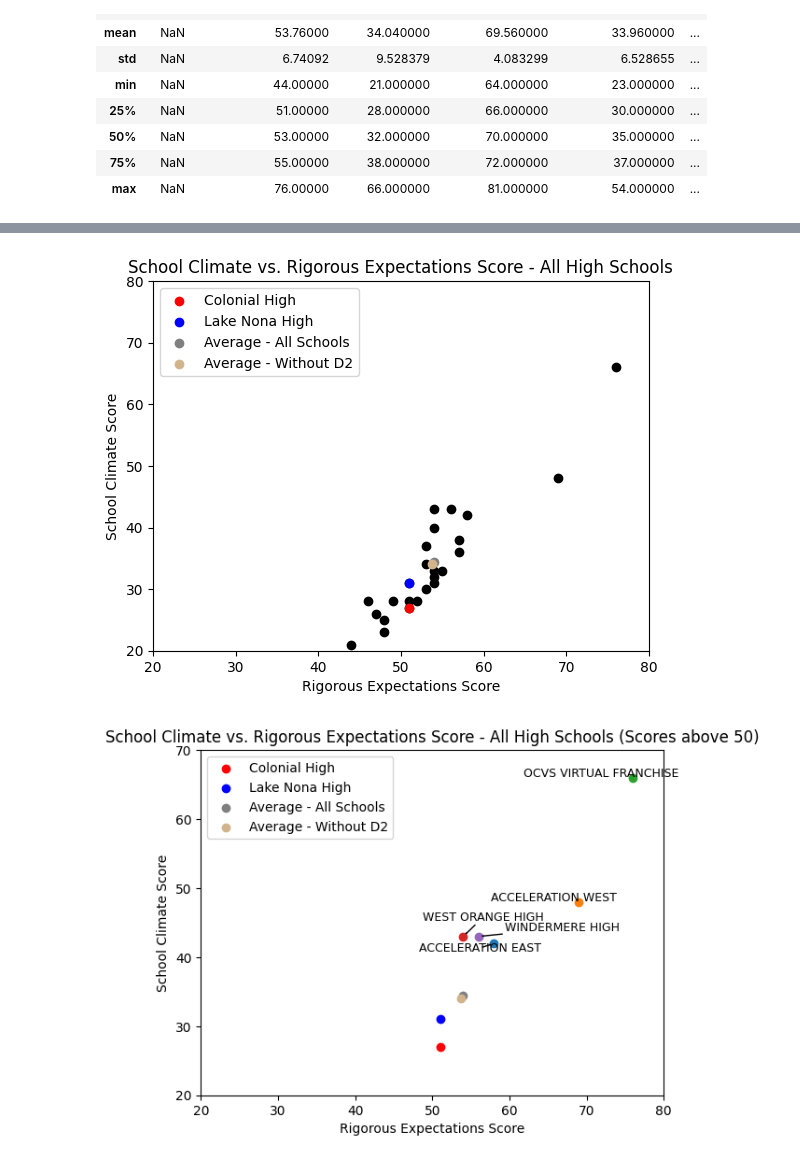
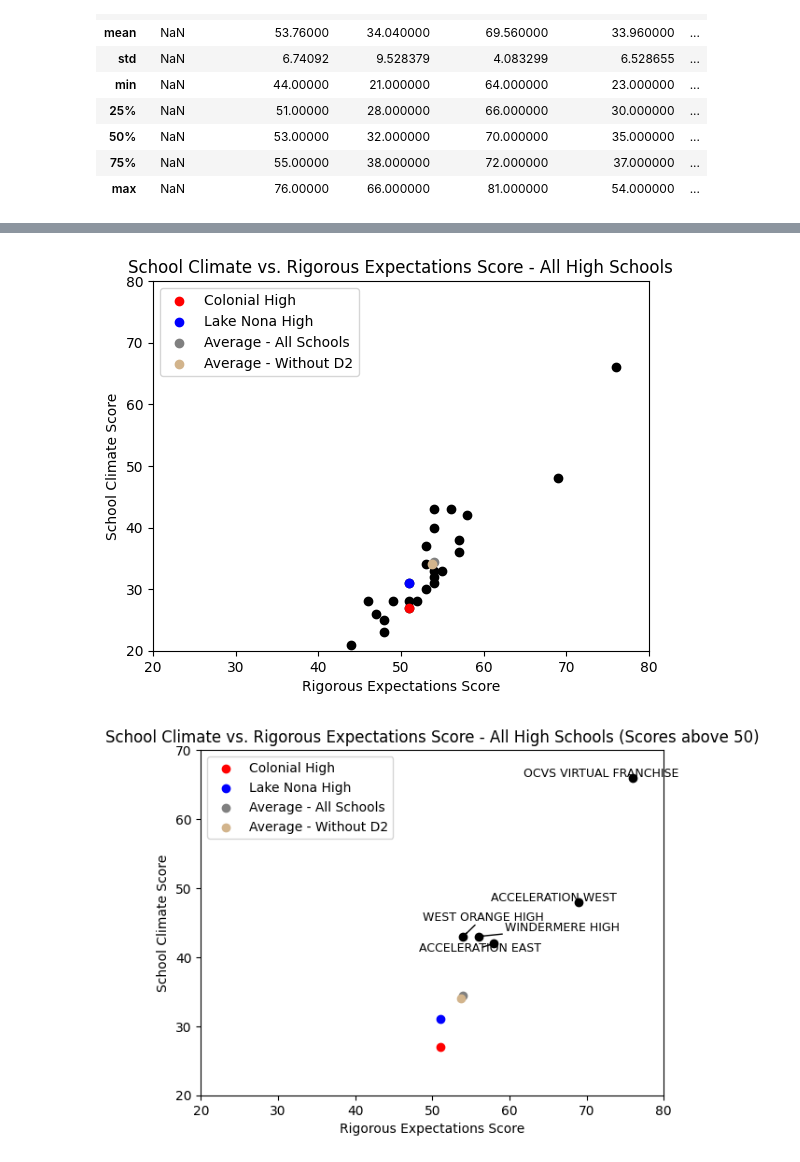
Before and after one commit to cruzdariel/ocps_2024survey, a Jupyter notebook: DataAnalysis.ipynb, the cells around one changed output, grey strips where cells are left out. Cells and saved outputs as stored; diff of their text form; code cells hidden in the pictures.

```diff
--- a/DataAnalysis.ipynb
+++ b/DataAnalysis.ipynb
@@ -203,38 +205,38 @@ plt.show()
 texts = []
 for x in df.index:
     if df.loc[x, 'Rigorous Expectations'] > 50 and df.loc[x, 'School Climate'] > 40:
-      plt.scatter(df.loc[x, 'Rigorous Expectations'], df.loc[x, 'School Climate'])
+      plt.scatter(df.loc[x, 'Rigorous Expectations'], df.loc[x, 'School Climate'], color="black")
       texts.append(plt.text(df.loc[x, 'Rigorous Expectations'], df.loc[x, 'School Climate'], df.loc[x, 'Name'],
                               fontsize=9, ha='right', va='bottom'))
 adjust_text(texts,
             only_move={'points':'xy', 'text':'xy'},
             arrowprops=dict(arrowstyle='->', color='black'),
             force_text=(7, 10))
 plt.scatter(colonial_hs['Rigorous Expectations'],
             colonial_hs['School Climate'],
             c='red',
             label='Colonial High')
 plt.scatter(colonial_hs['Rigorous Expectations'],
             lake_nona_hs['School Climate'],
             c='blue',
             label='Lake Nona High')
 plt.scatter(hs['avg_rigor_notd2'],
             hs['avg_schoolclimate_notd2'],
             color='grey',
             label='Average - All Schools')
 plt.scatter(hs['avg_rigor'],
             hs['avg_schoolclimate'],
             color='tan',
             label='Average - Without D2')
 plt.title('School Climate vs. Rigorous Expectations Score - All High Schools (Scores above 50)')
 plt.xlabel('Rigorous Expectations Score')
 plt.ylabel('School Climate Score')
 plt.xlim(20, 80)
 plt.ylim(20, 70)
 plt.legend()
 plt.show()
 # %% [output]
 [figure]
 [figure]
-[figure, old version]
+[figure, new version]
 # %% [markdown]
```
Also changed, not shown: parts of 2 cells of this notebook.
